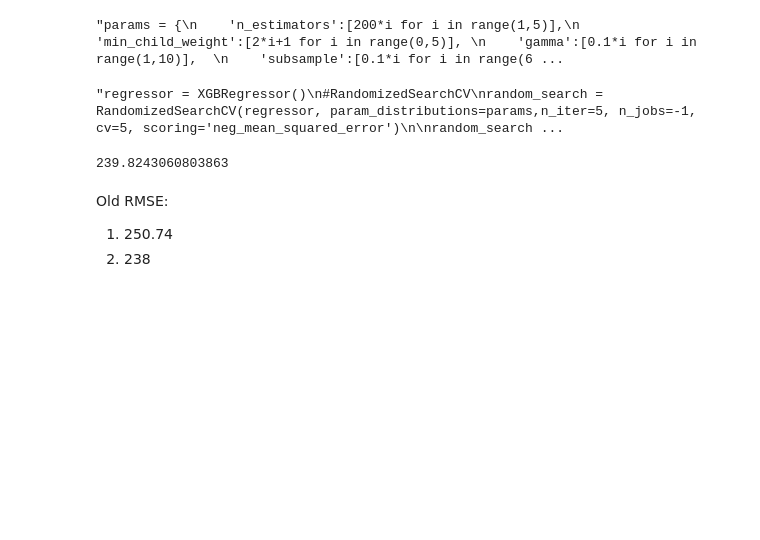
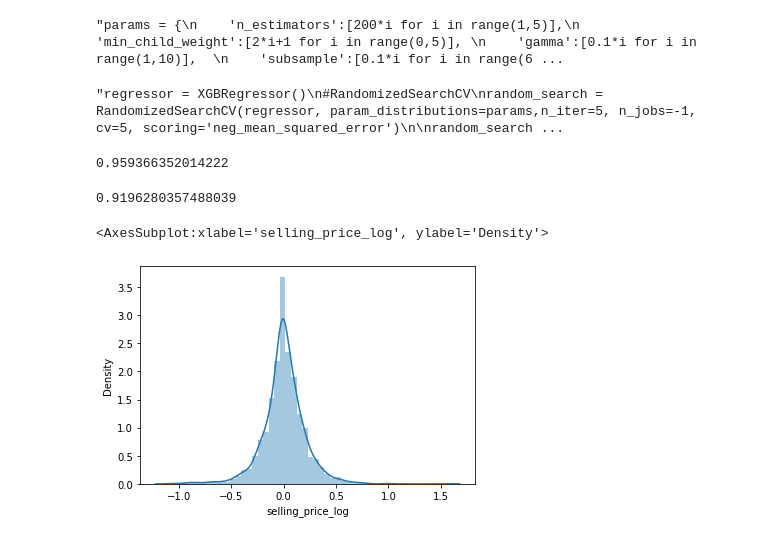
Before and after one commit to ParisRohan/Kaggle_DataScience_Projects, a Jupyter notebook: rp-vehicledataset3-eda-dataprep-outlier-modelbuild.ipynb, the cells around one changed output. Saved outputs shown, nothing was run; the diff lists cells and outputs as text; code cells hidden in the pictures; blank space fills up the shorter version.

Commit message:
Kaggle Notebook | RP_Vehicle3_EDA+Outlier+FeatureEngg+ModelBuild | Version 6

```diff
--- a/rp-vehicledataset3-eda-dataprep-outlier-modelbuild.ipynb
+++ b/rp-vehicledataset3-eda-dataprep-outlier-modelbuild.ipynb
@@ -628,8 +625,13 @@ pred_ex=np.exp(pred)
-# %%
-print(np.sqrt(mean_absolute_error(y_valid_ex,pred_ex)))
-# %% [output]
-239.8243060803863
-# %% [markdown]
-Old RMSE:
-1. 250.74
-2. 238
+# %%
+xgb_model.score(X_train, y_train)
+# %% [output]
+0.959366352014222
+# %%
+xgb_model.score(X_valid, y_valid)
+# %% [output]
+0.9196280357488039
+# %%
+sns.distplot(y_valid-pred)
+# %% [output]
+<AxesSubplot:xlabel='selling_price_log', ylabel='Density'>
+[figure, added]
```
Also changed, not shown: parts of 11 cells of this notebook.
